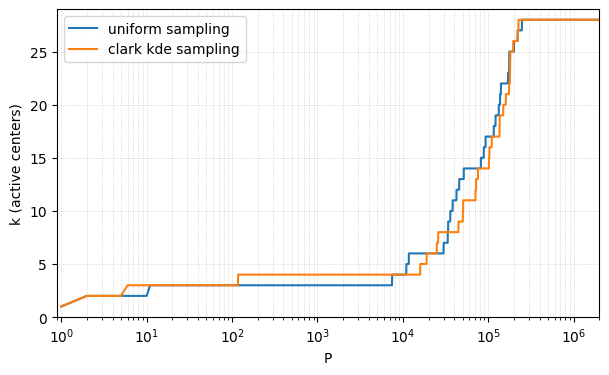
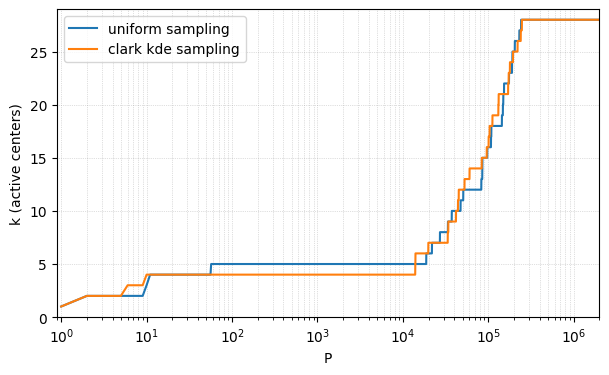
Unified diff of the notebook cell whose output changed from the first chart to the second:
--- before
+++ after
@@ -5,5 +5,6 @@
 P_axis = np.arange(1, P_max+1)
 fig, ax = plt.subplots(figsize=(7,4))
-ax.set_xscale('log')
+ax.set_xscale('log'); 
+#ax.set_yscale('log')
 ax.set_xlim(0,P_max); ax.set_ylim(0,N_c+1)
 ax.grid(which='both', axis='both', color='gray', linestyle=':', linewidth=0.5, alpha=0.5)

Commit: calculation of Z_avg and Z_avg and their std added